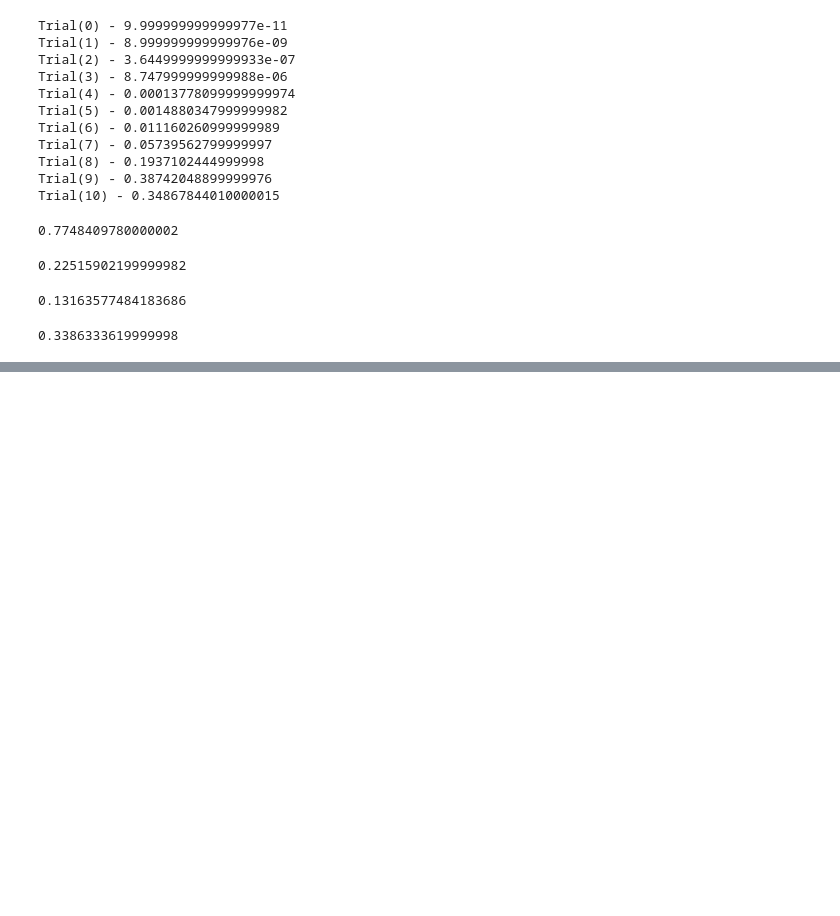
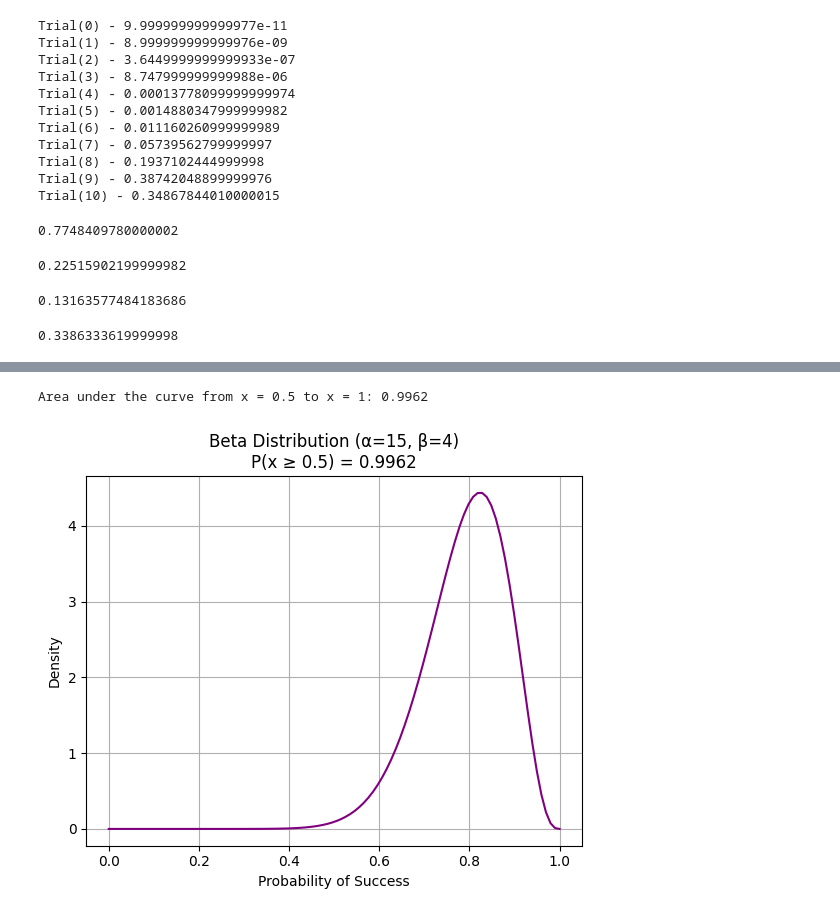
Before and after one commit to LuisAlvar/python, a Jupyter notebook: EssentialMathForDataScience/Ch2_Probability.ipynb, the cells around one changed output, grey strips where cells are left out. Saved outputs shown, nothing was run; the diff lists cells and outputs as text; code cells hidden in the pictures; blank space fills up the shorter version.

```diff
--- a/EssentialMathForDataScience/Ch2_Probability.ipynb
+++ b/EssentialMathForDataScience/Ch2_Probability.ipynb
@@ -63,0 +138,26 @@ print(p)
+# %%
+from scipy.stats import beta
+import matplotlib.pyplot as plt
+import numpy as np
+
+# Suppose we observed 15 heads and 4 tails
+alpha = 15
+beta_param = 4
+
+x = np.linspace(0, 1, 100)
+pdf = beta.pdf(x, alpha, beta_param)
+
+# Compute area under the curve from x = 0.5 to x = 1
+area_50_to_100 = beta.cdf(1, alpha, beta_param) - beta.cdf(0.5, alpha, beta_param)
+print(f"Area under the curve from x = 0.5 to x = 1: {area_50_to_100:.4f}")
+
+# Plot
+plt.plot(x, pdf, color='purple')
+plt.title(f'Beta Distribution (α={alpha}, β={beta_param})\nP(x ≥ 0.5) = {area_50_to_100:.4f}')
+plt.xlabel('Probability of Success')
+plt.ylabel('Density')
+plt.grid(True)
+plt.show()
+# %% [output]
+Area under the curve from x = 0.5 to x = 1: 0.9962
+[figure, added]
```
Also changed, not shown: parts of 5 cells of this notebook.
